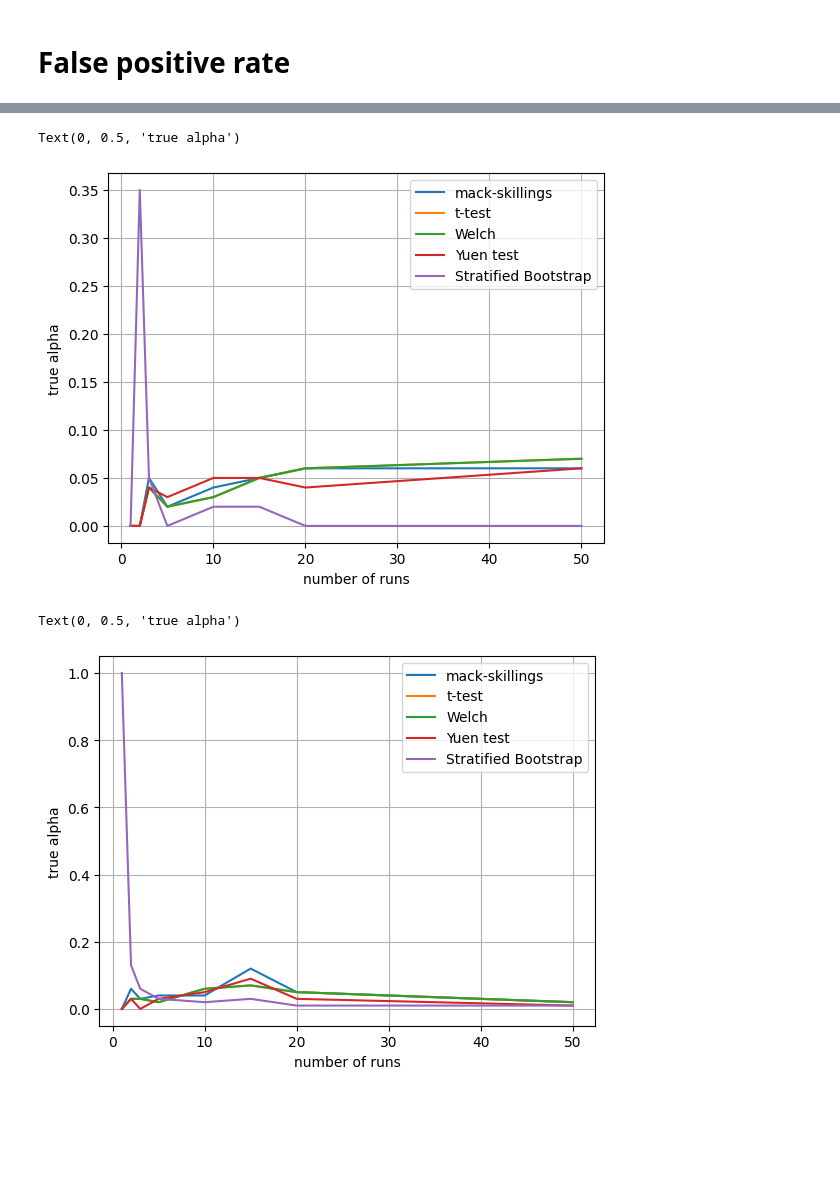
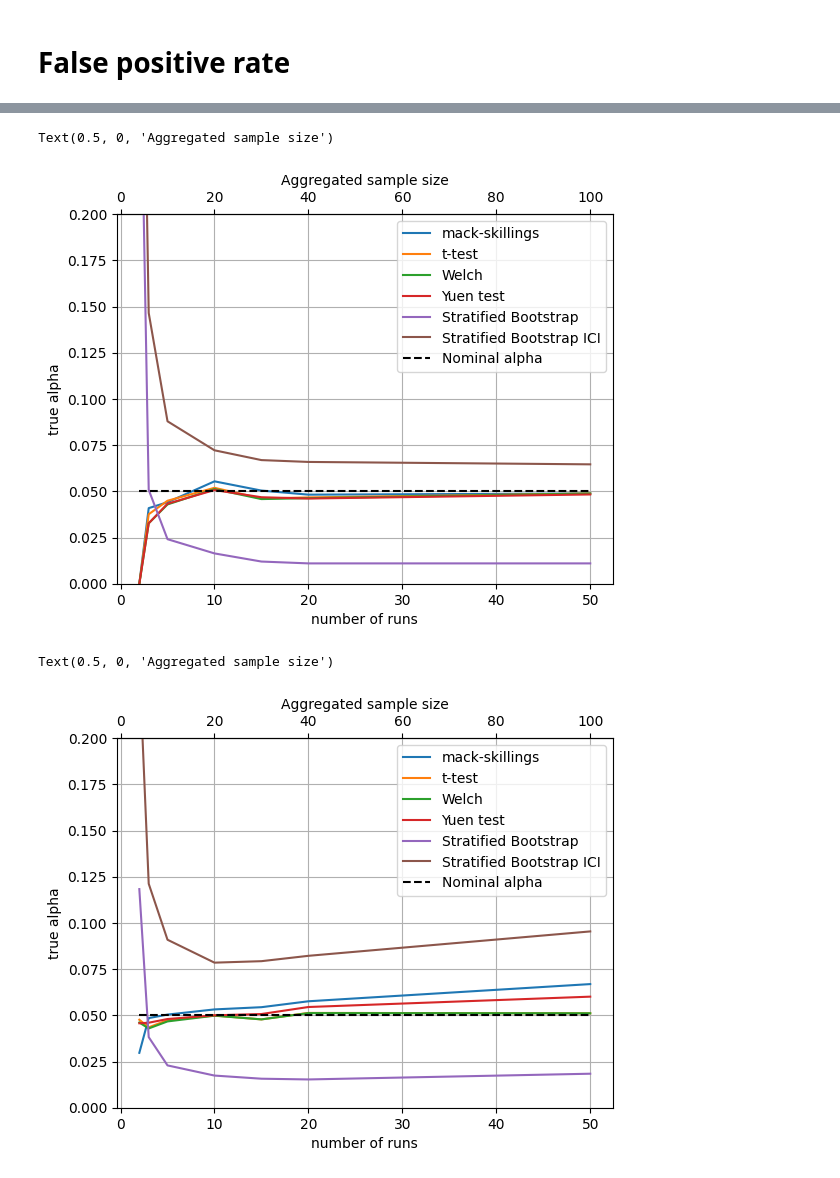
Before and after one commit to ecaromeo/stat_prec, a Jupyter notebook: generalize_v2.ipynb, the cells around one changed output, grey strips where cells are left out. Saved outputs shown, nothing was run; the diff lists cells and outputs as text; code cells hidden in the pictures; blank space fills up the shorter version.

```diff
--- a/generalize_v2.ipynb
+++ b/generalize_v2.ipynb
@@ -164,7 +165,8 @@ def rvs_enforce(distr_name:str = "norm", mean :float = 0, var: float =1,  size:
             PARAMETERS = {      "norm":         {"loc": [mean], "scale": [np.sqrt(var)]}}
         case "t":
             df_t = size-1
-            PARAMETERS = {      "t":            {"loc": [mean], "scale": [np.sqrt(var*(df_t-2)/df_t)], "df": [df_t]}}
+            # PARAMETERS = {      "t":            {"loc": [mean], "scale": [np.sqrt(var*(df_t-2)/df_t)], "df": [df_t]}} # GIUSTO
+            PARAMETERS = {      "t":            {"loc": [mean], "scale": [np.sqrt(var*(df_t-1)/df_t)], "df": [df_t]}}  # TODO formula sbagliata
         case "dweibull":
             c = random.choice([1, 2, 3])
             PARAMETERS = {      "dweibull":     {"loc": [mean], "scale": [np.sqrt(var/gamma(1+2/c))], "c": [c]}}
@@ -273,6 +275,7 @@ def run_simulation(nominal_alpha:float= 0.05, K:int = 2, N:int=5, Nsim:int=100,
     p_vals_welch = np.zeros(Nsim)
     p_vals_welch_trim = np.zeros(Nsim)
     SBv = np.zeros(Nsim)
+    SBov = np.zeros(Nsim)
 
     Cs = list([2, 3, 5, 10, 15, 20, 50])
 
@@ -281,6 +284,7 @@ def run_simulation(nominal_alpha:float= 0.05, K:int = 2, N:int=5, Nsim:int=100,
     fpos_welch = np.zeros(len(Cs))
     fpos_welch_trim = np.zeros(len(Cs))
     fpos_SB = np.zeros(len(Cs))
+    fpos_SBo = np.zeros(len(Cs))
 
     for g in range(len(Cs)):
         C = Cs[g]           # number of datapoints for each treatment/block combination
@@ -327,16 +331,17 @@ def run_simulation(nominal_alpha:float= 0.05, K:int = 2, N:int=5, Nsim:int=100,
             sig2 = stats.sem(sample2)
             eps = np.sqrt(sig1**2 + sig2**2)/(sig1 + sig2)
             # z = stats.norm.ppf((1-nominal_alpha/2))
-            # SBv[f] = intervals_overlap(aggregate_interval_estimates)
-            SBv[f] = intervals_overlap_inference(aggregate_interval_estimates, eps)
+            SBv[f] = intervals_overlap(aggregate_interval_estimates)
+            SBov[f] = intervals_overlap_inference(aggregate_interval_estimates, eps)
 
         fpos_MS[g] = np.sum(MSv>critical_value)/Nsim
         fpos_t[g] = np.sum(p_vals_t<nominal_alpha)/Nsim
         fpos_welch[g] = np.sum(p_vals_welch<nominal_alpha)/Nsim
         fpos_welch_trim[g] = np.sum(p_vals_welch_trim<nominal_alpha)/Nsim
         fpos_SB[g] = np.sum(SBv<0)/Nsim
+        fpos_SBo[g] = np.sum(SBov<0)/Nsim
 
-    return fpos_MS, fpos_t, fpos_welch, fpos_welch_trim, fpos_SB
+    return fpos_MS, fpos_t, fpos_welch, fpos_welch_trim, fpos_SB, fpos_SBo
 Cs = list([2, 3, 5, 10, 15, 20, 50])
 # %%
 # from rliable import plot_utils
@@ -416,24 +431,28 @@ KeyboardInterrupt:
 # %%
 # Two policies and 5 tasks. Tasks of the two reference policies have the same mean and variance but are not normal distribution.
 
 # fpos_MS, fpos_t, fpos_welch, fpos_welch_trim = run_simulation(nominal_alpha=0.05, TASK_DISTR = list([["norm", "norm", "loggamma", "t", "beta"], ["norm", "norm", "loggamma", "t", "beta"]]))
-fpos_MS, fpos_t, fpos_welch, fpos_welch_trim, fpos_SB = run_simulation(nominal_alpha=0.05, N=2, TASK_MEAN=list([[0, 0], [0, 0]]), TASK_VAR=list([[1, 1], [1, 1]]),  TASK_DISTR=list([["loggamma", "t"], ["loggamma", "t"]]))
 
+fpos_MS, fpos_t, fpos_welch, fpos_welch_trim, fpos_SB, fpos_SBo = run_simulation(nominal_alpha=nominal_alpha, N=N, K=K, Nsim = Nsim, TASK_MEAN=list([[0, 0], [0, 0]]), TASK_VAR=list([[1, 1], [1, 1]]),  TASK_DISTR=list([["lognorm", "t"], ["lognorm", "t"]]))
+
+run_to_sample = lambda x : x *K
+sample_to_run = lambda x : x /K
 
 fig, ax = plt.subplots()
 ax.plot(Cs, fpos_MS, label='mack-skillings')
 ax.plot(Cs, fpos_t, label='t-test')
 ax.plot(Cs, fpos_welch, label='Welch')
 ax.plot(Cs, fpos_welch_trim, label='Yuen test')
 ax.plot(Cs, fpos_SB, label='Stratified Bootstrap')
+ax.plot(Cs, fpos_SBo, label='Stratified Bootstrap ICI')
 ax.plot(Cs, nominal_alpha*np.ones(len(Cs)), 'k--', label='Nominal alpha')
 ax.legend()
 ax.grid()
 ax.set_xlabel('number of runs')
 ax.set_ylabel('true alpha')
 ax.set_ylim([0, 0.2])
 secax = ax.secondary_xaxis('top', functions=(run_to_sample, sample_to_run))
 secax.set_xlabel('Aggregated sample size')
 # %% [output]
-Text(0, 0.5, 'true alpha')
+Text(0.5, 0, 'Aggregated sample size')
-[figure, old version]
+[figure, new version]
@@ -440,8 +464,10 @@ Text(0, 0.5, 'true alpha')
 # %%
 # Changing distribution between two policies
-fpos_MS, fpos_t, fpos_welch, fpos_welch_trim, fpos_SB = run_simulation(nominal_alpha=0.05, TASK_DISTR = list([["norm", "norm", "loggamma", "t", "beta"], ["gamma", "loggamma", "dweibull", "t", "beta"]]))
-# fpos_MS, fpos_t, fpos_welch, fpos_welch_trim = run_simulation(nominal_alpha=0.05, N=2, TASK_MEAN=list([[0, 0], [0, 0]]), TASK_VAR=list([[1, 1], [1, 1]]),  TASK_DISTR=list([["loggamma", "t"], ["t", "beta"]]))
 
+fpos_MS, fpos_t, fpos_welch, fpos_welch_trim, fpos_SB, fpos_SBo = run_simulation(nominal_alpha=nominal_alpha, N=N, K=K, Nsim = Nsim, TASK_DISTR = list([["norm", "norm", "lognorm", "t", "beta"], ["gamma", "lognorm", "dweibull", "t", "beta"]]))
+
+run_to_sample = lambda x : x *K
+sample_to_run = lambda x : x /K
 
 fig, ax = plt.subplots()
 ax.plot(Cs, fpos_MS, label='mack-skillings')
@@ -449,6 +475,7 @@ ax.plot(Cs, fpos_t, label='t-test')
 ax.plot(Cs, fpos_welch, label='Welch')
 ax.plot(Cs, fpos_welch_trim, label='Yuen test')
 ax.plot(Cs, fpos_SB, label='Stratified Bootstrap')
+ax.plot(Cs, fpos_SBo, label='Stratified Bootstrap ICI')
 ax.plot(Cs, nominal_alpha*np.ones(len(Cs)), 'k--', label='Nominal alpha')
 ax.legend()
 ax.grid()
@@ -458,8 +485,8 @@ ax.set_ylim([0, 0.2])
 secax = ax.secondary_xaxis('top', functions=(run_to_sample, sample_to_run))
 secax.set_xlabel('Aggregated sample size')
 # %% [output]
-Text(0, 0.5, 'true alpha')
+Text(0.5, 0, 'Aggregated sample size')
-[figure, old version]
+[figure, new version]
 # %%
 # Tasks of the two reference policies have the distribution and same mean. Distributions are not normal and the variances change from task to task.
 
```
Also changed, not shown: parts of 8 cells of this notebook.
